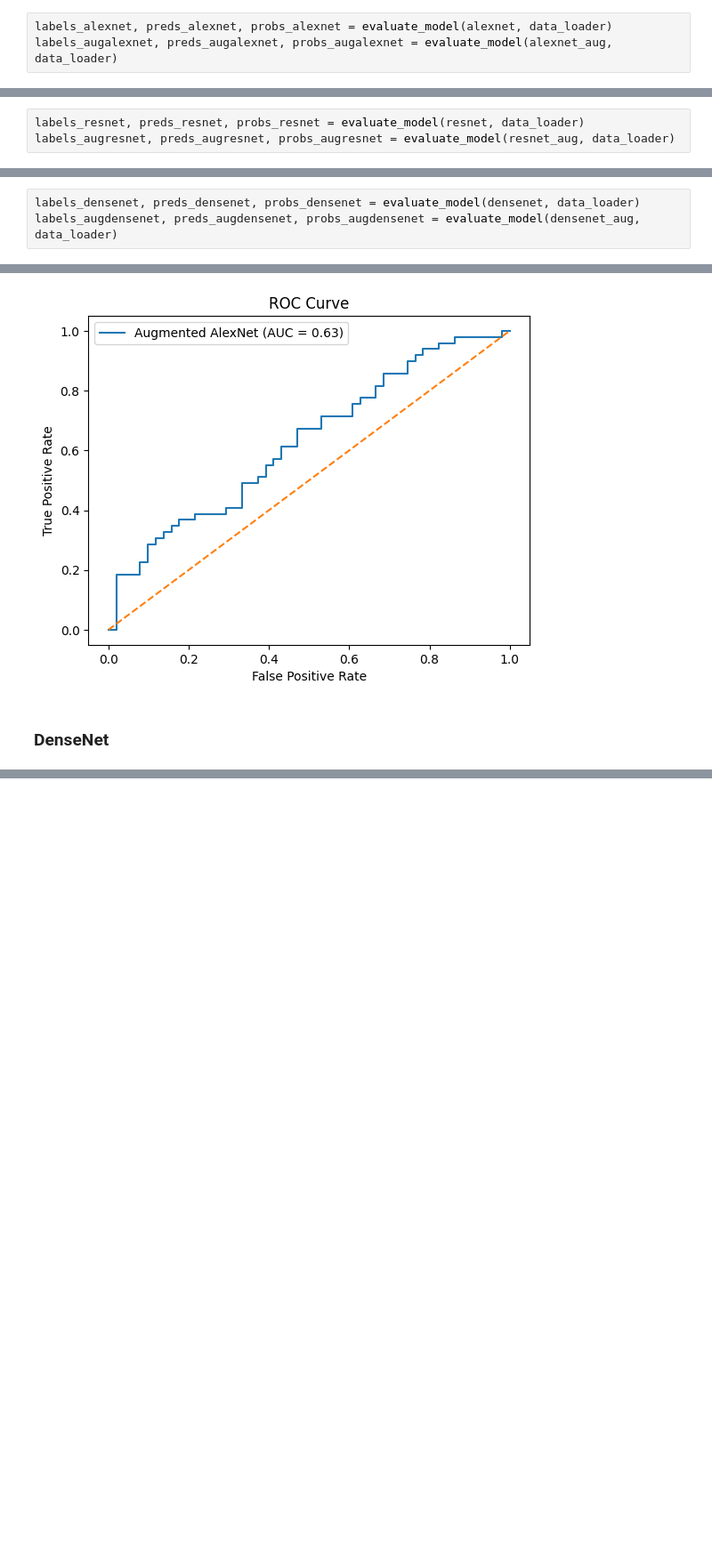
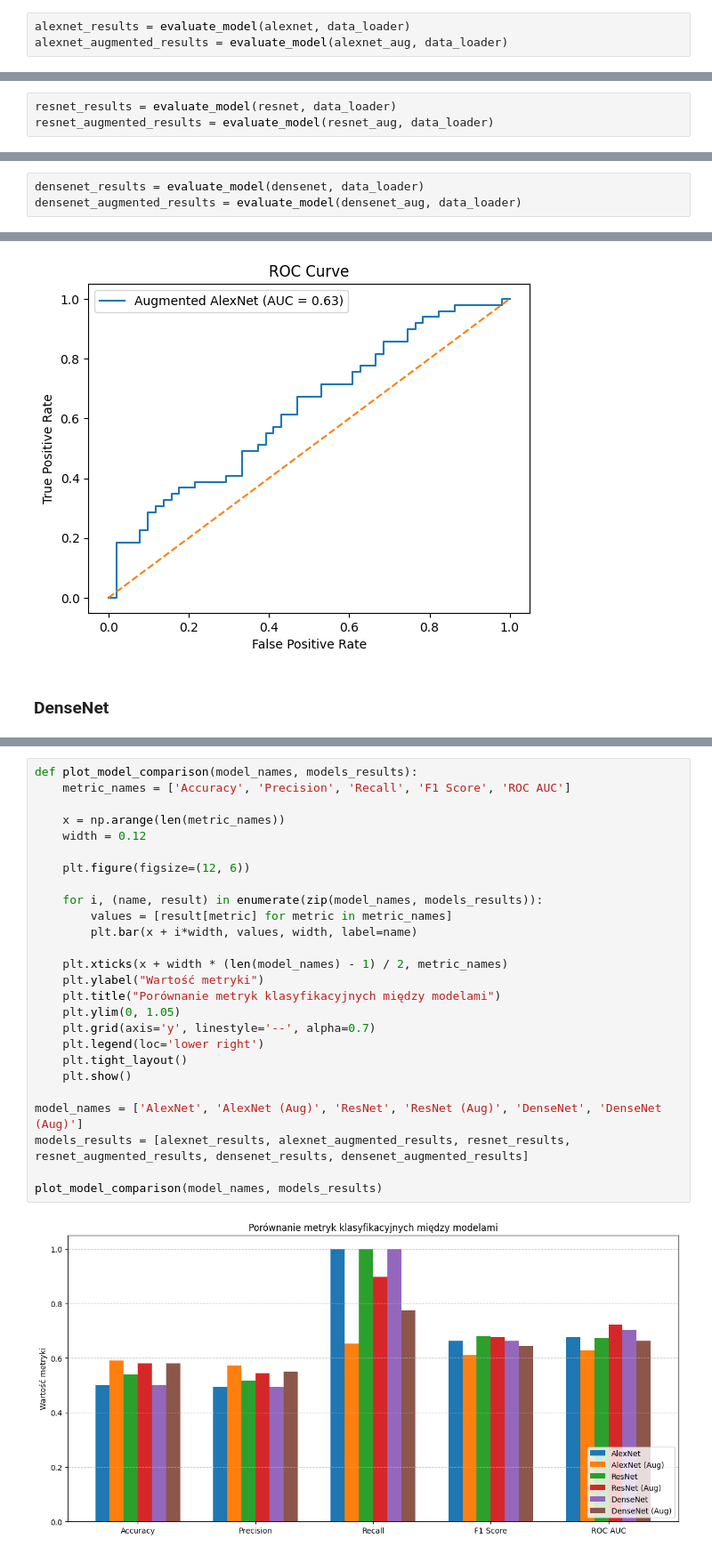
Before and after one commit to recelos/masters-thesis, a Jupyter notebook: generalization.ipynb, the cells around one changed output, grey strips where cells are left out. Shown: that part at 89% size. Saved outputs shown, nothing was run; the diff lists cells and outputs as text; blank space fills up the shorter version.

Commit message:
Add metric comparison

```diff
--- a/generalization.ipynb
+++ b/generalization.ipynb
@@ -123,18 +139,18 @@ def evaluate_model(model, dataloader):
 # %% [markdown]
 ### AlexNet
 # %%
-labels_alexnet, preds_alexnet, probs_alexnet = evaluate_model(alexnet, data_loader)
-labels_augalexnet, preds_augalexnet, probs_augalexnet = evaluate_model(alexnet_aug, data_loader)
+alexnet_results = evaluate_model(alexnet, data_loader)
+alexnet_augmented_results = evaluate_model(alexnet_aug, data_loader)
 # %% [markdown]
 ### ResNet
 # %%
-labels_resnet, preds_resnet, probs_resnet = evaluate_model(resnet, data_loader)
-labels_augresnet, preds_augresnet, probs_augresnet = evaluate_model(resnet_aug, data_loader)
+resnet_results = evaluate_model(resnet, data_loader)
+resnet_augmented_results = evaluate_model(resnet_aug, data_loader)
 # %% [markdown]
 ### DenseNet
 # %%
-labels_densenet, preds_densenet, probs_densenet = evaluate_model(densenet, data_loader)
-labels_augdensenet, preds_augdensenet, probs_augdensenet = evaluate_model(densenet_aug, data_loader)
+densenet_results = evaluate_model(densenet, data_loader)
+densenet_augmented_results = evaluate_model(densenet_aug, data_loader)
 # %% [markdown]
 ## Results
 # %%
@@ -244,0 +265,28 @@ AUC: 0.6623
+# %%
+def plot_model_comparison(model_names, models_results):
+    metric_names = ['Accuracy', 'Precision', 'Recall', 'F1 Score', 'ROC AUC']
+
+    x = np.arange(len(metric_names))
+    width = 0.12
+
+    plt.figure(figsize=(12, 6))
+
+    for i, (name, result) in enumerate(zip(model_names, models_results)):
+        values = [result[metric] for metric in metric_names]
+        plt.bar(x + i*width, values, width, label=name)
+
+    plt.xticks(x + width * (len(model_names) - 1) / 2, metric_names)
+    plt.ylabel("Wartość metryki")
+    plt.title("Porównanie metryk klasyfikacyjnych między modelami")
+    plt.ylim(0, 1.05)
+    plt.grid(axis='y', linestyle='--', alpha=0.7)
+    plt.legend(loc='lower right')
+    plt.tight_layout()
+    plt.show()
+
+model_names = ['AlexNet', 'AlexNet (Aug)', 'ResNet', 'ResNet (Aug)', 'DenseNet', 'DenseNet (Aug)']
+models_results = [alexnet_results, alexnet_augmented_results, resnet_results, resnet_augmented_results, densenet_results, densenet_augmented_results]
+
+plot_model_comparison(model_names, models_results)
+# %% [output]
+[figure, added]
```
Also changed, not shown: parts of 7 cells of this notebook.
